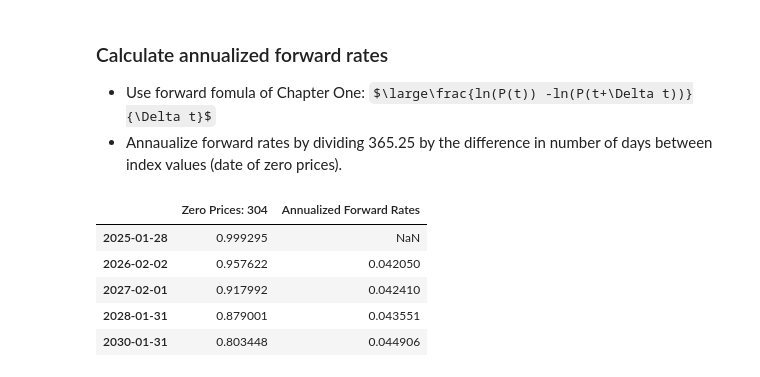
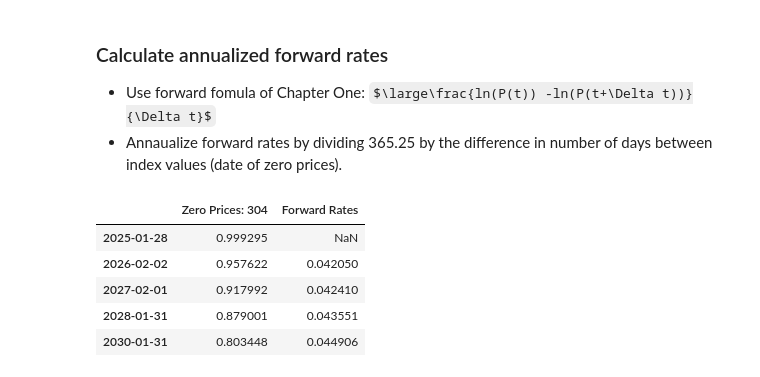
Before and after one commit to PatrickJHess/Hints-Results, a Jupyter notebook: Chapter_Four_Results.ipynb, the cells around one changed output. Cells and saved outputs as stored; diff of their text form; code cells hidden in the pictures; some formulas as TeX source.

```diff
--- a/Chapter_Four_Results.ipynb
+++ b/Chapter_Four_Results.ipynb
@@ -519,14 +519,16 @@ df_zero_prices=pd.DataFrame({'Zero Prices: 304':zero_prices_304},
 
 *   Use forward fomula of Chapter One: $\large\frac{ln(P(t)) -ln(P(t+\Delta t))}{\Delta t}$
 *   Annaualize forward rates by dividing 365.25 by the difference in number of days between index values (date of zero prices).
-# %%
-forward_rates=-np.log(df_zero_prices['Zero Prices: 304']).diff()
-df_zero_prices['Annualized Forward Rates']=forward_rates*365.25/df_zero_prices.index.diff().days
-df_zero_prices
-# %% [output]
-|  | Zero Prices: 304 | Annualized Forward Rates |
-| 2025-01-28 | 0.999295 | NaN |
-| 2026-02-02 | 0.957622 | 0.042050 |
-| 2027-02-01 | 0.917992 | 0.042410 |
-| 2028-01-31 | 0.879001 | 0.043551 |
-| 2030-01-31 | 0.803448 | 0.044906 |
+# %%
+maturity_years=[(mat_date-settlement).days/365.25 for mat_date in df_zero_prices.index]
+forward_rates=-np.diff(np.log(df_zero_prices['Zero Prices: 304']))/np.diff(maturity_years)
+forward_rates=np.insert(forward_rates,0,np.nan)
+df_zero_prices['Forward Rates']=forward_rates
+df_zero_prices
+# %% [output]
+|  | Zero Prices: 304 | Forward Rates |
+| 2025-01-28 | 0.999295 | NaN |
+| 2026-02-02 | 0.957622 | 0.042050 |
+| 2027-02-01 | 0.917992 | 0.042410 |
+| 2028-01-31 | 0.879001 | 0.043551 |
+| 2030-01-31 | 0.803448 | 0.044906 |
```
Also changed, not shown: 9 other files.
